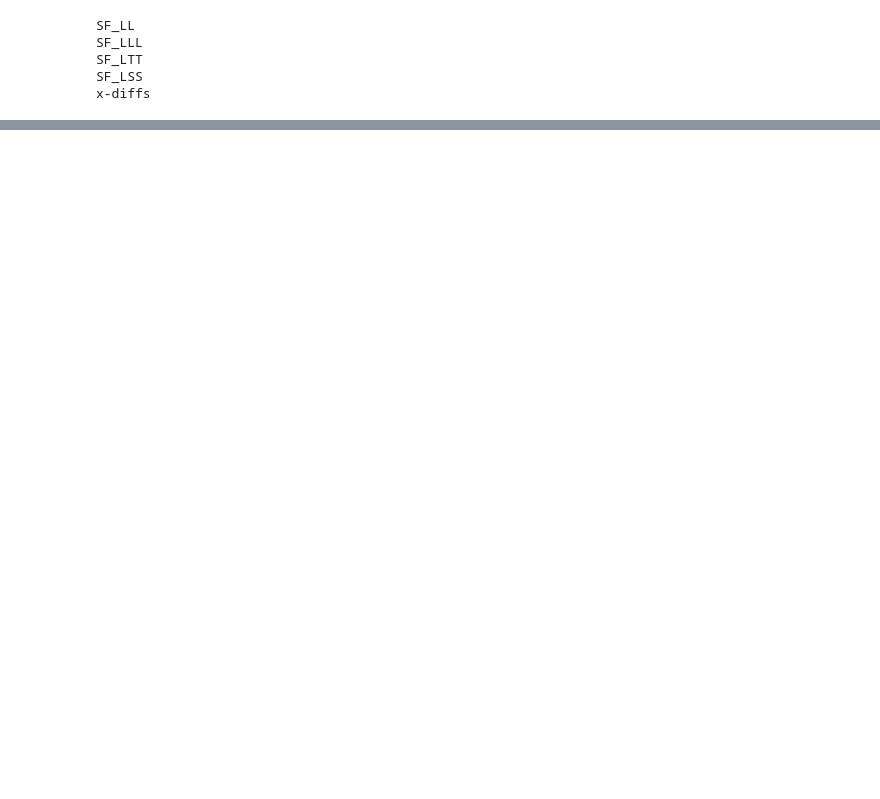
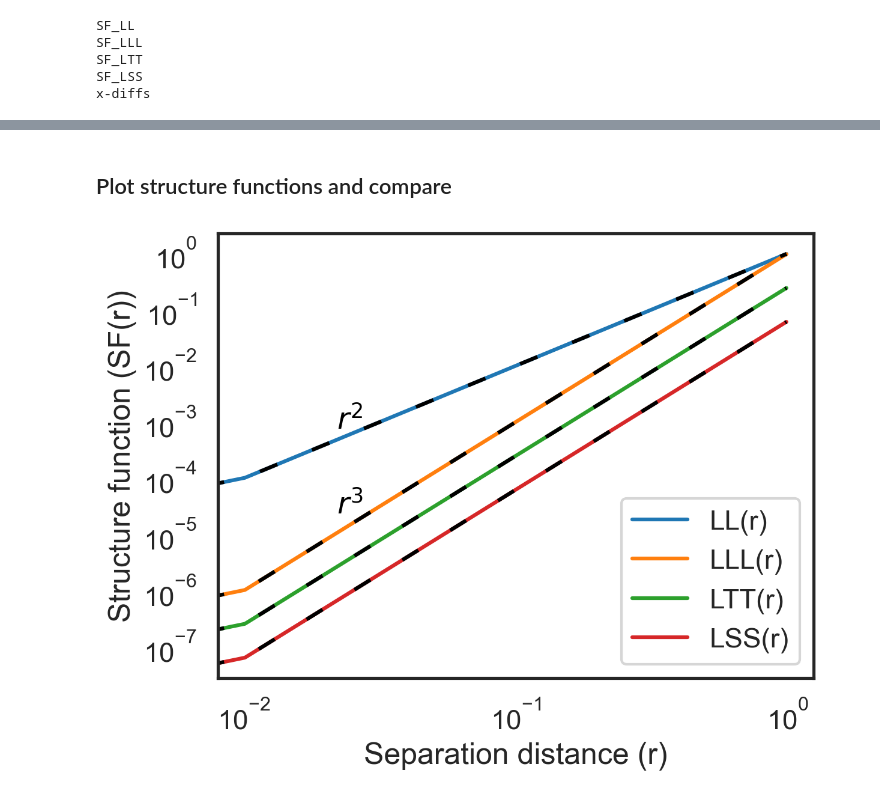
Before and after one commit to cassidymwagner/fluidsf, a Jupyter notebook: docs/source/ex_1d.ipynb, the cells around one changed output, grey strips where cells are left out. Drawn from its saved outputs; the diff is of its cells as text; code cells hidden in the pictures; blank space fills up the shorter version.

```diff
--- a/docs/source/ex_1d.ipynb
+++ b/docs/source/ex_1d.ipynb
@@ -48,4 +68,4 @@ x-diffs
 # %%
-bad_sf = fluidsf.generate_structure_functions_1d(u=U, x=x,
-                                             traditional_type=["LL", "LLL", "LTT"],
-                                             boundary=None)
+sf_all = fluidsf.generate_structure_functions_1d(
+    u=u, v=v, scalar=scalar, x=x, sf_type=["LL", "LLL", "LTT", "LSS"], boundary=None
+)
@@ -56,9 +72,3 @@ Now let's calculate all the possible structure functions.
-# %%
-sf_all = fluidsf.generate_structure_functions_1d(u=U, v=V, scalar=S, x=x,
-                                                 traditional_type=[
-                                                     "LL", "LLL", "LTT", "LSS"
-                                                     ],
-                                                 boundary=None)
 # %%
 for key in sf_all.keys():
     if sf_all[key] is not None:
@@ -103,0 +82,44 @@ plt.tight_layout()
+# %% [markdown]
+## Plot structure functions and compare
+# %%
+fig, ax = plt.subplots()
+ax.loglog(sf_all["x-diffs"], sf_all["SF_LL"], label="LL(r)", color="C0")
+ax.loglog(sf_all["x-diffs"], sf_all["SF_LLL"], label="LLL(r)", color="C1")
+ax.loglog(sf_all["x-diffs"], sf_all["SF_LTT"], label="LTT(r)", color="C2")
+ax.loglog(sf_all["x-diffs"], sf_all["SF_LSS"], label="LSS(r)", color="C3")
+ax.loglog(sf_all["x-diffs"], sf_all["x-diffs"] ** 2, color="k", linestyle=(0, (5, 10)))
+ax.loglog(sf_all["x-diffs"], sf_all["x-diffs"] ** 3, color="k", linestyle=(0, (5, 10)))
+ax.loglog(
+    sf["x-diffs"],
+    0.25 * sf["x-diffs"] ** 3,
+    color="k",
+    linestyle=(0, (5, 10)),
+)
+ax.loglog(
+    sf["x-diffs"],
+    (1/16) * sf["x-diffs"] ** 3,
+    color="k",
+    linestyle=(0, (5, 10)),
+)
+
+ax.annotate(
+    r"$r^{2}$",
+    (0.2, 0.56),
+    textcoords="axes fraction",
+    color="k",
+)
+
+ax.annotate(
+    r"$r^{3}$",
+    (0.2, 0.37),
+    textcoords="axes fraction",
+    color="k",
+)
+
+plt.hlines(0, 0, 1, color="k", lw=1, zorder=0)
+ax.set_xlabel("Separation distance (r)")
+ax.set_ylabel("Structure function (SF(r))")
+ax.legend(loc="lower right")
+plt.show()
+# %% [output]
+[figure, added]
```
Also changed, not shown: parts of 13 cells of this notebook.
